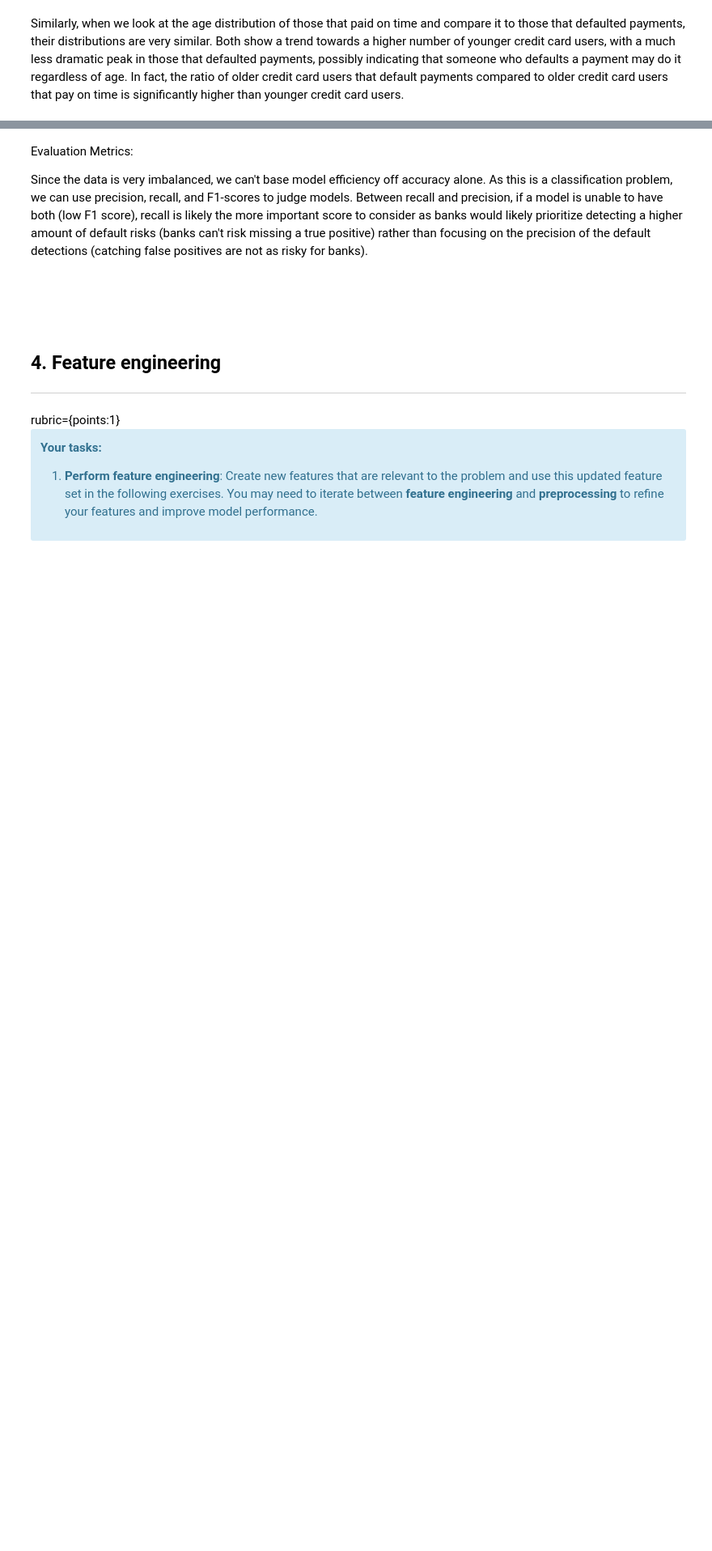
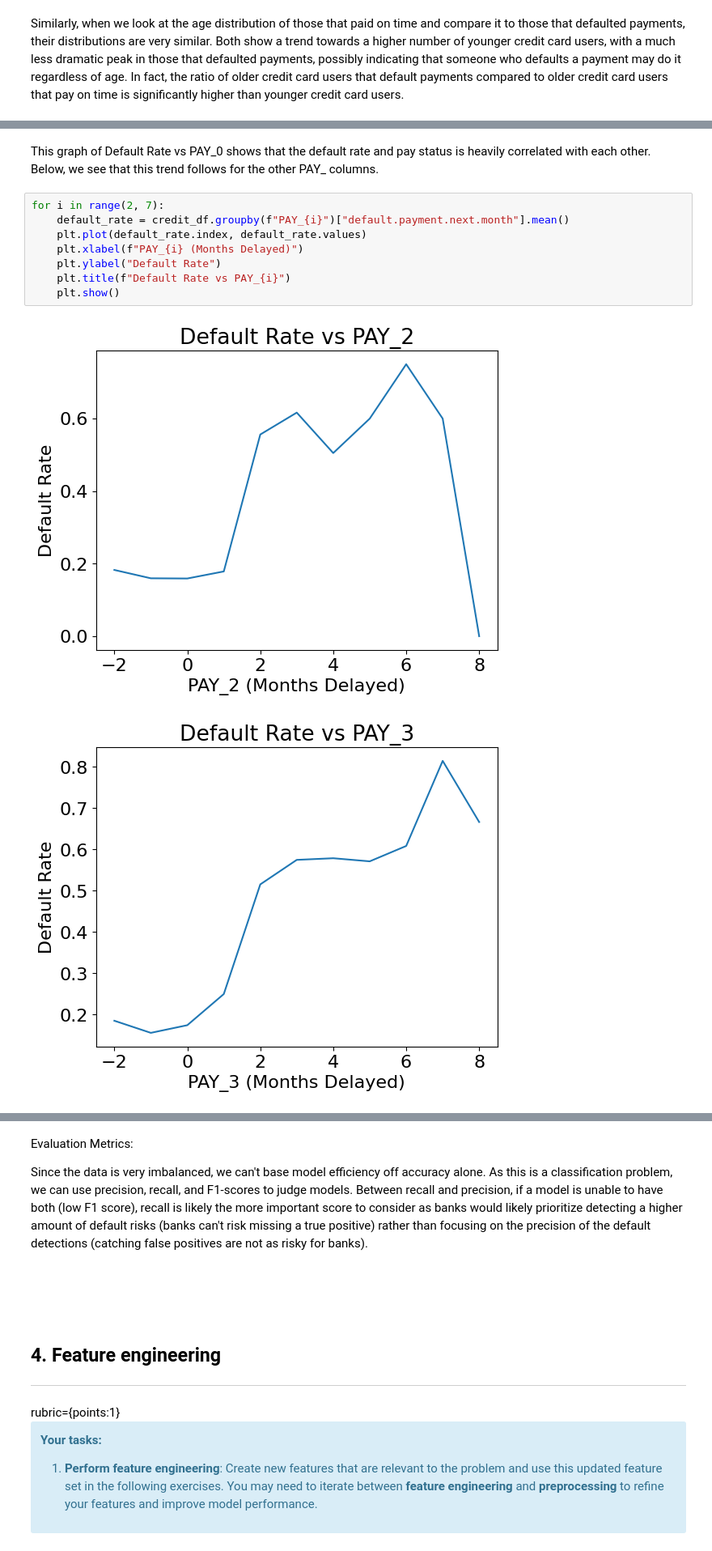
Before and after one commit to angshe/330hw5, a Jupyter notebook: hw5.ipynb, the cells around one changed output, grey strips where cells are left out. Shown at 81% size. Drawn from its saved outputs; the diff is of its cells as text; blank space fills up the shorter version.

```diff
--- a/hw5.ipynb
+++ b/hw5.ipynb
@@ -321,0 +350,13 @@ Similarly, when we look at the age distribution of those that paid on time and c
+# %% [markdown]
+This graph of Default Rate vs PAY_0 shows that the default rate and pay status is heavily correlated with each other. Below, we see that this trend follows for the other PAY_ columns.
+# %%
+for i in range(2, 7):
+    default_rate = credit_df.groupby(f"PAY_{i}")["default.payment.next.month"].mean()
+    plt.plot(default_rate.index, default_rate.values)
+    plt.xlabel(f"PAY_{i} (Months Delayed)")
+    plt.ylabel("Default Rate")
+    plt.title(f"Default Rate vs PAY_{i}")
+    plt.show()
+# %% [output]
+[figure, added]
+[figure, added]
```
Also changed, not shown: parts of 61 cells of this notebook, 1 other file.
